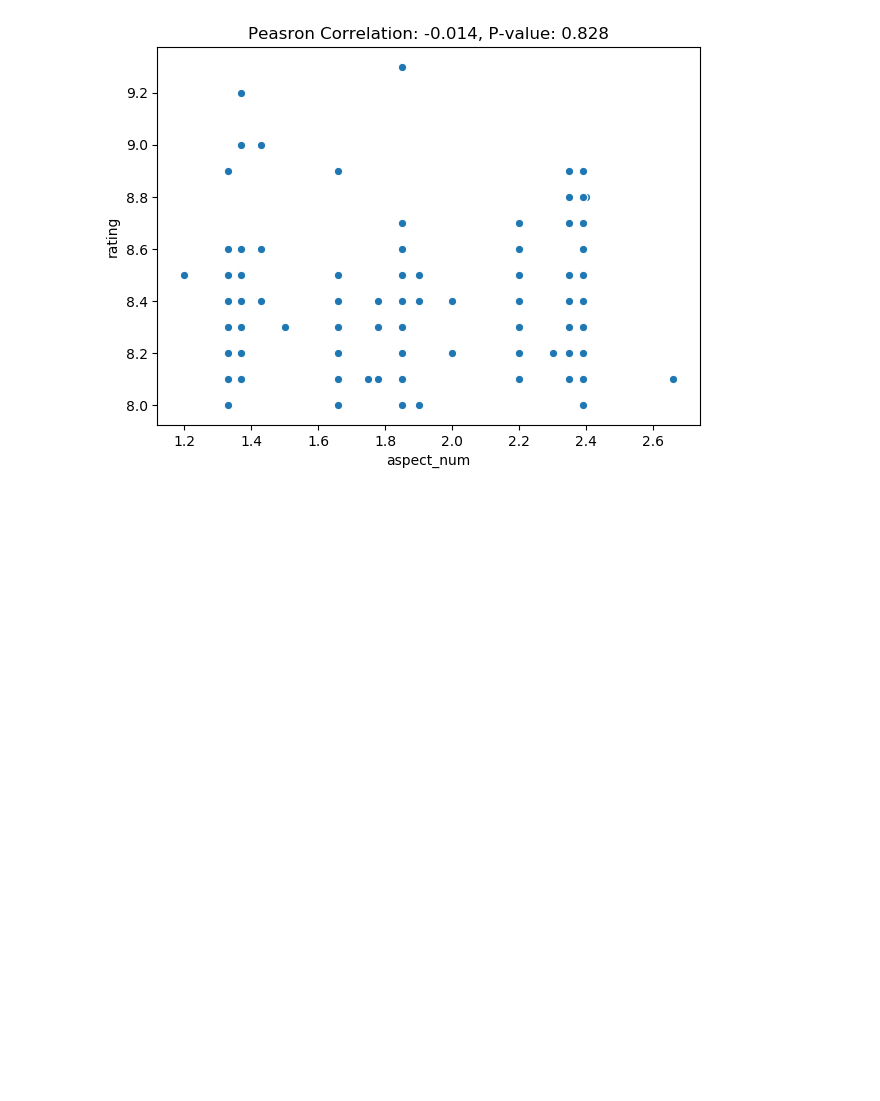
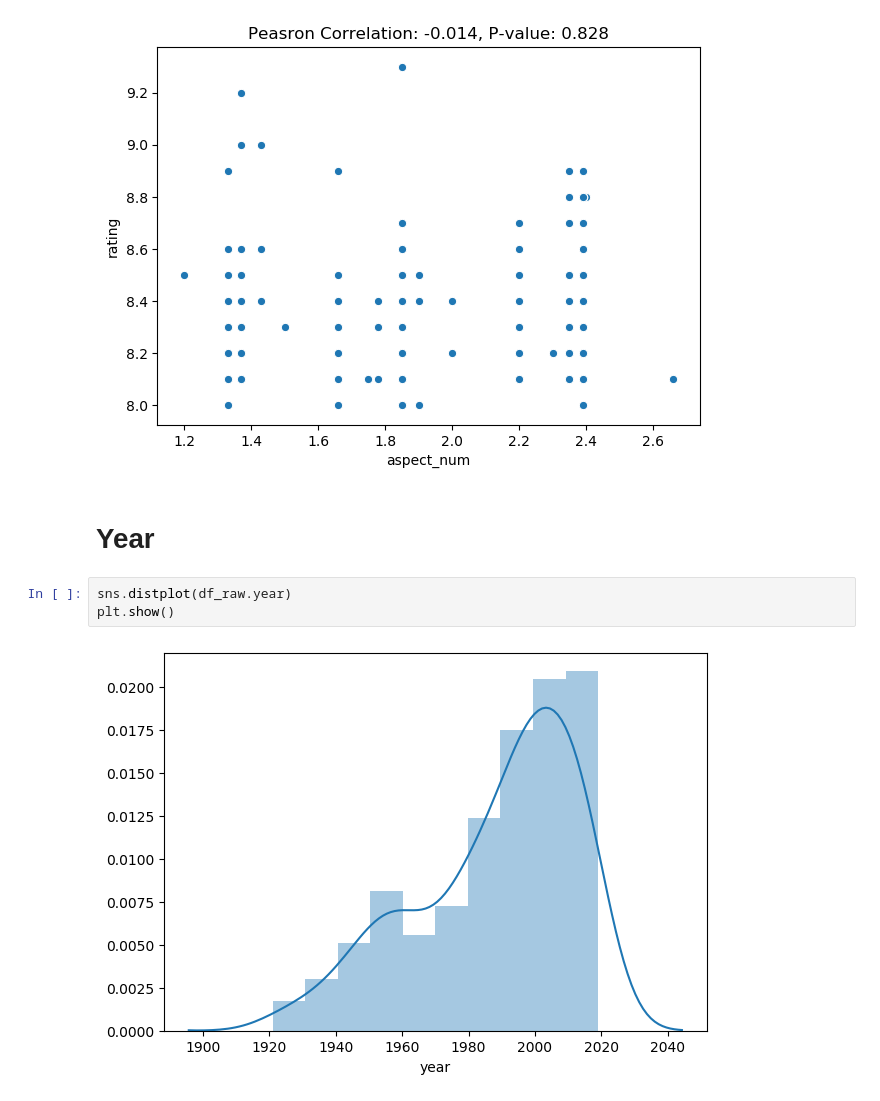
Before and after one commit to rpomponio/cine_factor, a Jupyter notebook: notebooks/data_cleaning_demo.ipynb, the cells around one changed output. Saved outputs shown, nothing was run; the diff lists cells and outputs as text; blank space fills up the shorter version.

```diff
--- a/notebooks/data_cleaning_demo.ipynb
+++ b/notebooks/data_cleaning_demo.ipynb
@@ -255,3 +255,10 @@ plt.title('Peasron Correlation: %0.3f, P-value: %0.3f' %
 plt.show()
 # %% [output]
 [figure]
+# %% [markdown]
+# Year
+# %%
+sns.distplot(df_raw.year)
+plt.show()
+# %% [output]
+[figure, added]
```
Also changed, not shown: parts of 6 cells of this notebook.
